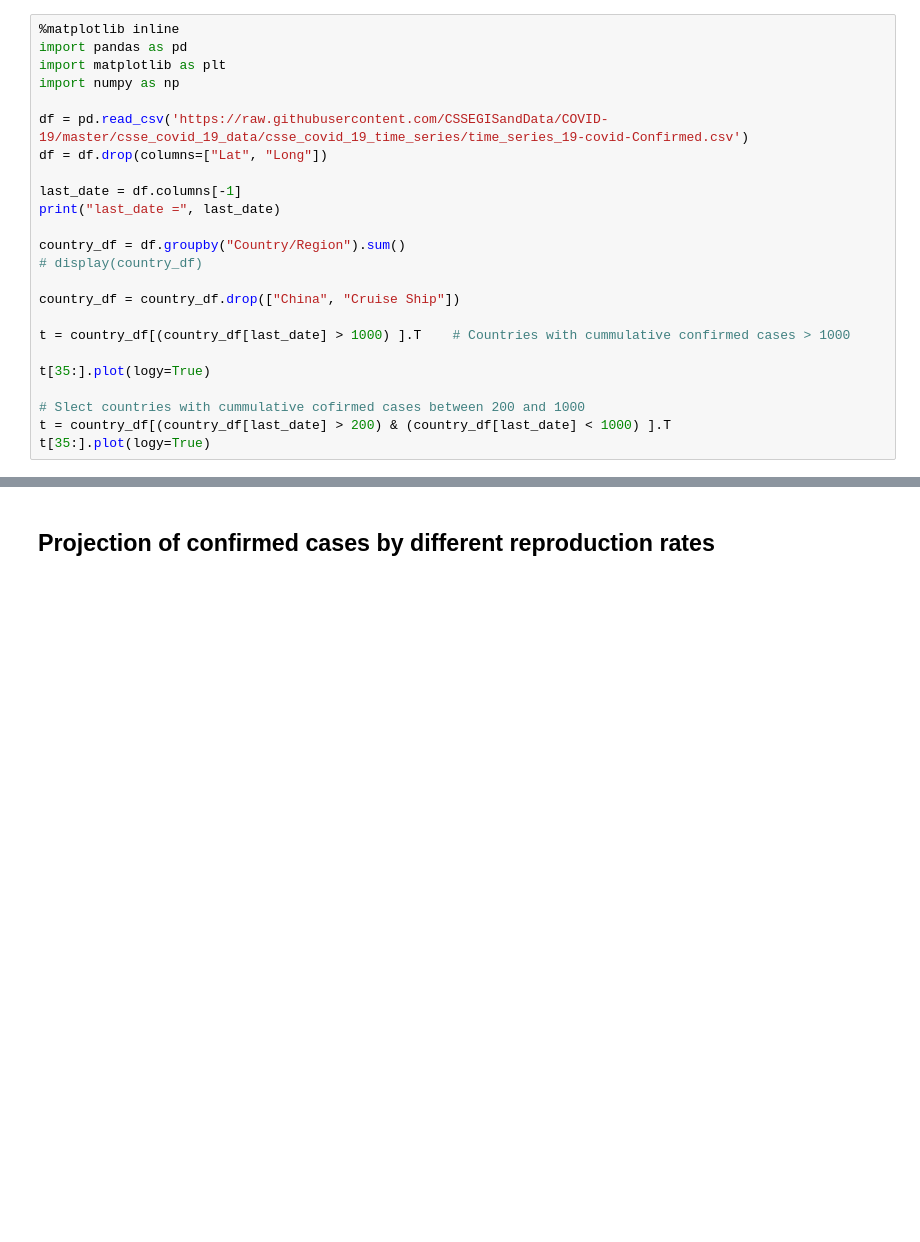
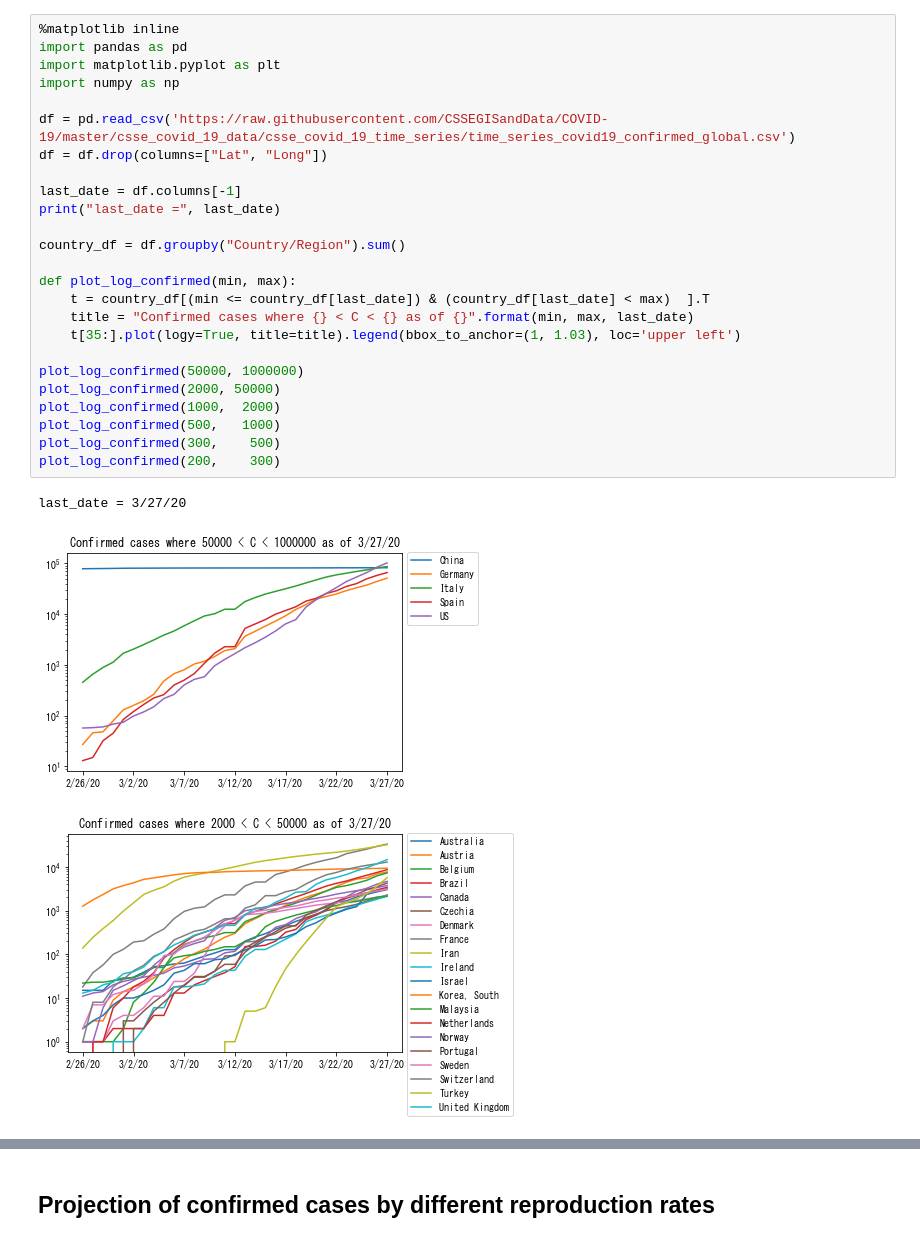
Before and after one commit to personal-hm2/coronavirus_model, a Jupyter notebook: COVID-19 Plot.ipynb, the cells around one changed output, grey strips where cells are left out. Cells and saved outputs as stored; diff of their text form; blank space fills up the shorter version.

```diff
--- a/COVID-19 Plot.ipynb
+++ b/COVID-19 Plot.ipynb
@@ -9,24 +9,29 @@ Data source: Johns Hopkins University Center for Systems Science and Engineering
 # %%
 %matplotlib inline
 import pandas as pd
-import matplotlib as plt
+import matplotlib.pyplot as plt
 import numpy as np
 
-df = pd.read_csv('https://raw.githubusercontent.com/CSSEGISandData/COVID-19/master/csse_covid_19_data/csse_covid_19_time_series/time_series_19-covid-Confirmed.csv')
+df = pd.read_csv('https://raw.githubusercontent.com/CSSEGISandData/COVID-19/master/csse_covid_19_data/csse_covid_19_time_series/time_series_covid19_confirmed_global.csv')
 df = df.drop(columns=["Lat", "Long"])
 
 last_date = df.columns[-1]
 print("last_date =", last_date)
 
 country_df = df.groupby("Country/Region").sum()
-# display(country_df)
 
-country_df = country_df.drop(["China", "Cruise Ship"])
+def plot_log_confirmed(min, max):
+    t = country_df[(min <= country_df[last_date]) & (country_df[last_date] < max)  ].T
+    title = "Confirmed cases where {} < C < {} as of {}".format(min, max, last_date)
+    t[35:].plot(logy=True, title=title).legend(bbox_to_anchor=(1, 1.03), loc='upper left')
 
-t = country_df[(country_df[last_date] > 1000) ].T    # Countries with cummulative confirmed cases > 1000
-
-t[35:].plot(logy=True)
-
-# Slect countries with cummulative cofirmed cases between 200 and 1000
-t = country_df[(country_df[last_date] > 200) & (country_df[last_date] < 1000) ].T
-t[35:].plot(logy=True)
+plot_log_confirmed(50000, 1000000)
+plot_log_confirmed(2000, 50000)
+plot_log_confirmed(1000,  2000)
+plot_log_confirmed(500,   1000)
+plot_log_confirmed(300,    500)
+plot_log_confirmed(200,    300)
+# %% [output]
+last_date = 3/27/20
+[figure, added]
+[figure, added]
```
Also changed, not shown: parts of 10 cells of this notebook.
